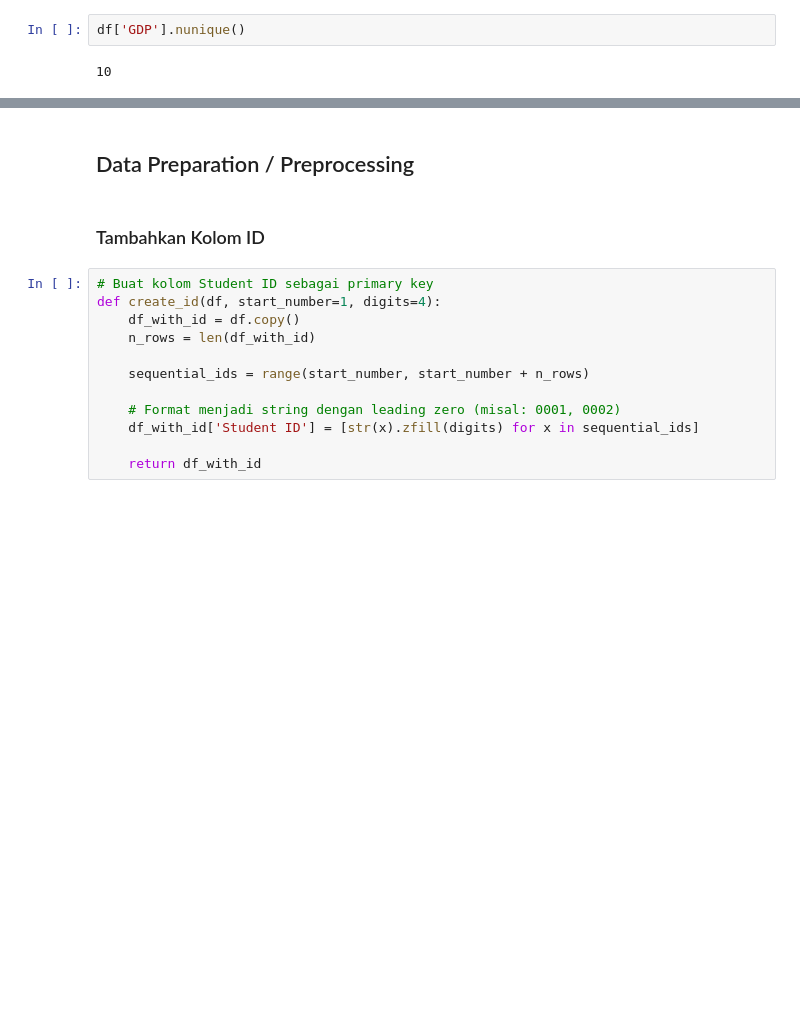
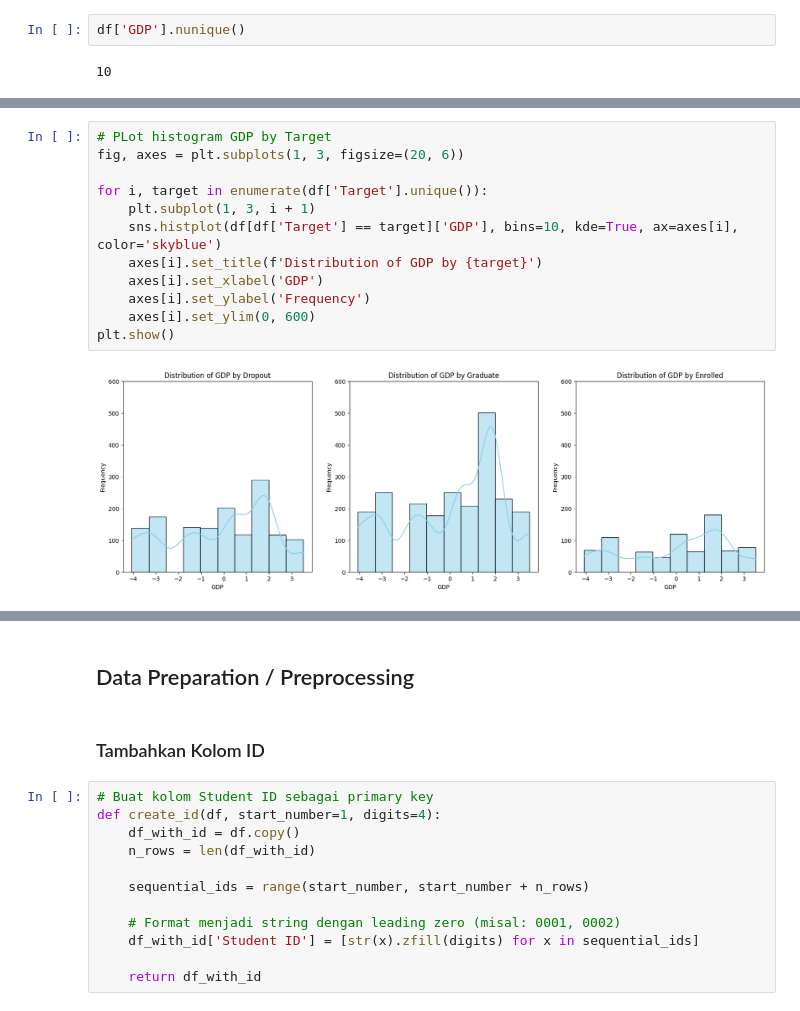
Before and after one commit to Sulbae/Student-s-Performances-Dashboard, a Jupyter notebook: notebook.ipynb, the cells around one changed output, grey strips where cells are left out. Cells and saved outputs as stored; diff of their text form; blank space fills up the shorter version.

```diff
--- a/notebook.ipynb
+++ b/notebook.ipynb
@@ -924,0 +935,14 @@ gdp_df
+# %%
+# PLot histogram GDP by Target
+fig, axes = plt.subplots(1, 3, figsize=(20, 6))
+
+for i, target in enumerate(df['Target'].unique()):
+    plt.subplot(1, 3, i + 1)
+    sns.histplot(df[df['Target'] == target]['GDP'], bins=10, kde=True, ax=axes[i], color='skyblue')
+    axes[i].set_title(f'Distribution of GDP by {target}')
+    axes[i].set_xlabel('GDP')
+    axes[i].set_ylabel('Frequency')
+    axes[i].set_ylim(0, 600)
+plt.show()
+# %% [output]
+[figure, added]
```
Also changed, not shown: parts of 21 cells of this notebook.
